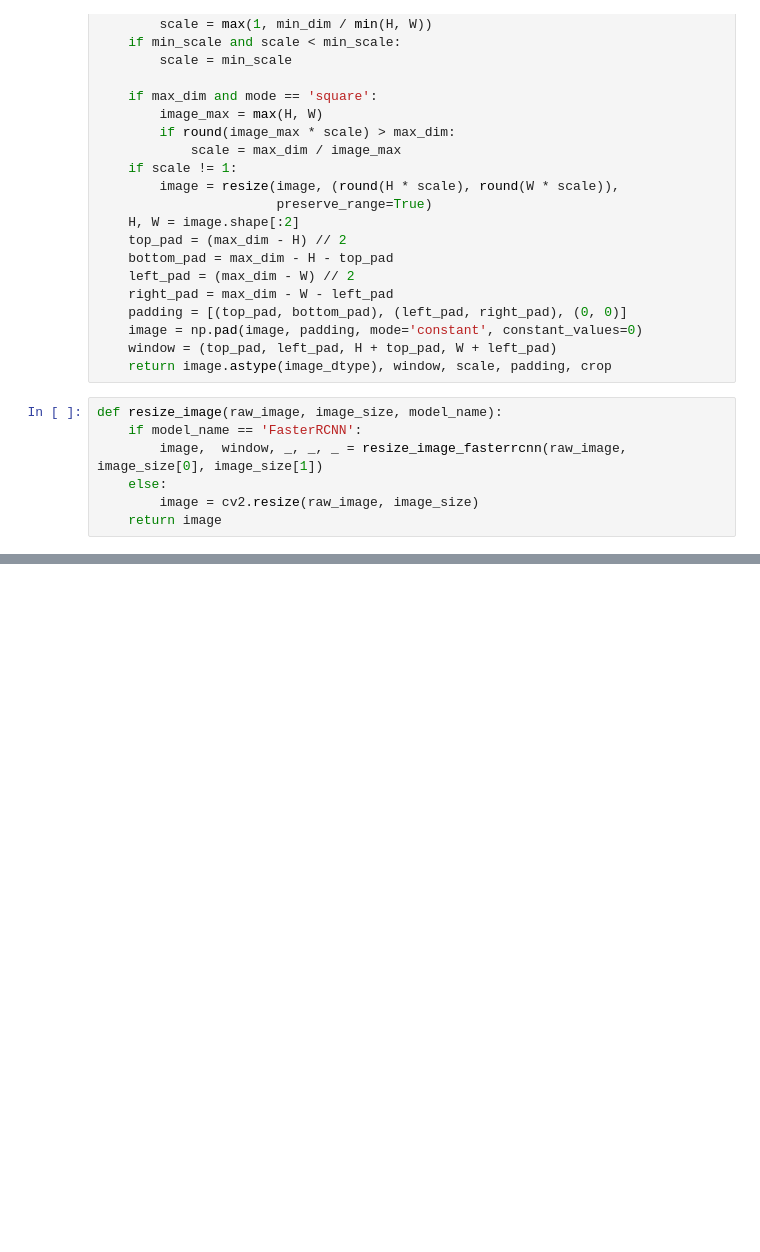
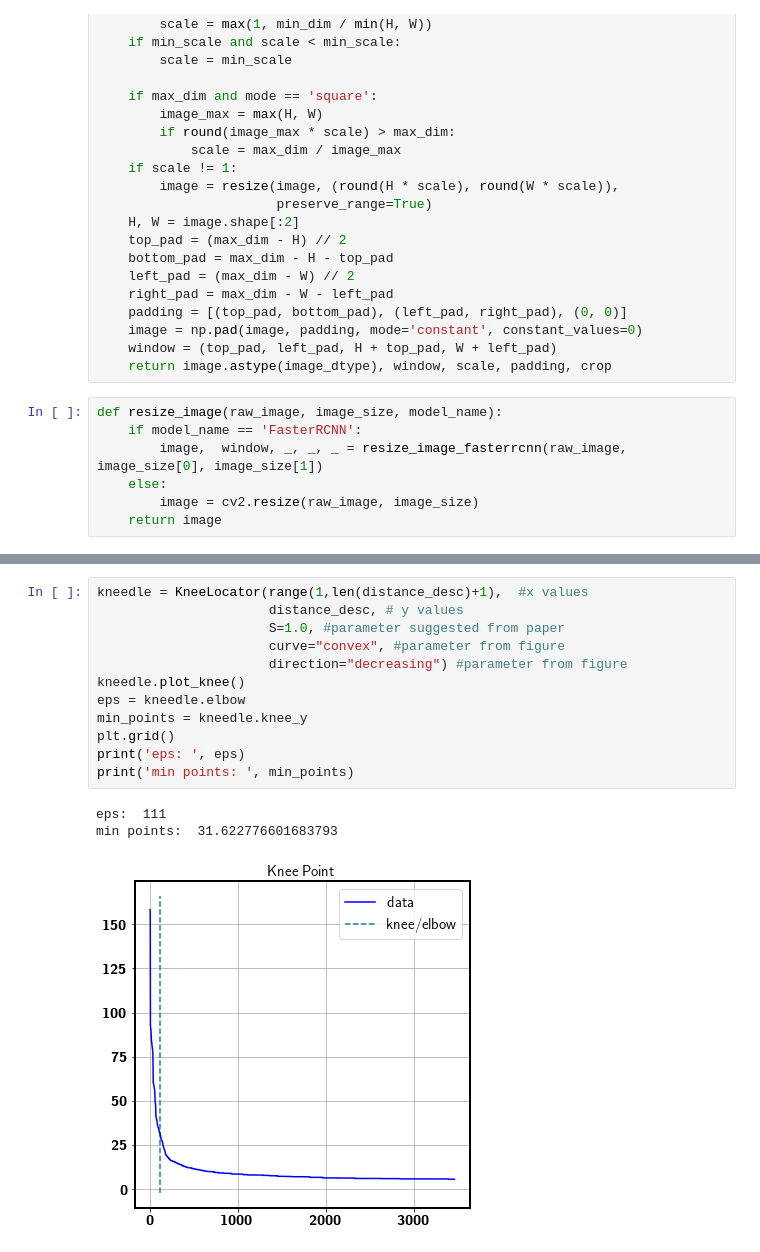
Before and after one commit to DeepanChakravarthiPadmanabhan/dext, a Jupyter notebook: dext/notebooks/visualizer-general.ipynb, the cells around one changed output, grey strips where cells are left out. Cells and saved outputs as stored; diff of their text form; blank space fills up the shorter version.

```diff
--- a/dext/notebooks/visualizer-general.ipynb
+++ b/dext/notebooks/visualizer-general.ipynb
@@ -462,0 +492,16 @@ Estimated number of noise points: 148
+# %%
+kneedle = KneeLocator(range(1,len(distance_desc)+1),  #x values
+                      distance_desc, # y values
+                      S=1.0, #parameter suggested from paper
+                      curve="convex", #parameter from figure
+                      direction="decreasing") #parameter from figure
+kneedle.plot_knee()
+eps = kneedle.elbow
+min_points = kneedle.knee_y
+plt.grid()
+print('eps: ', eps)
+print('min points: ', min_points)
+# %% [output]
+eps:  111
+min points:  31.622776601683793
+[figure, added]
```
Also changed, not shown: parts of 6 cells of this notebook, 6 other files.
